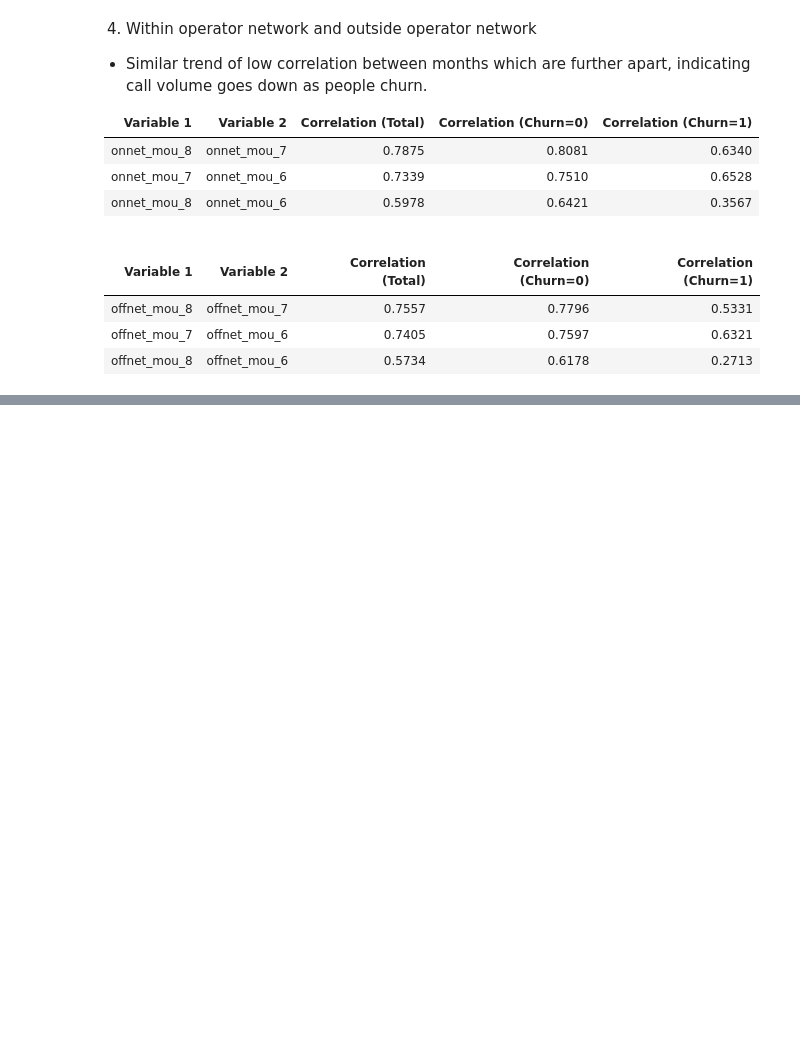
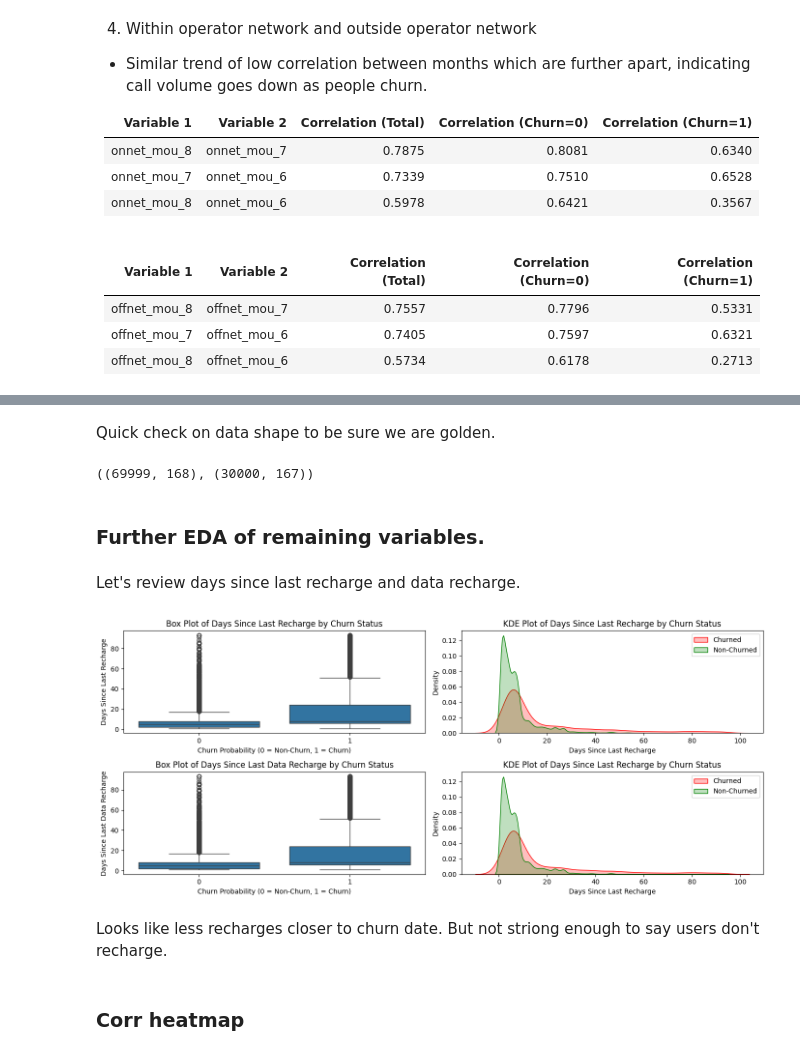
Before and after one commit to mohiteamit/upGrad-TelecomChurnCaseStudy, a Jupyter notebook: Amit Mohite - Telecom Churn Prediction.ipynb, the cells around one changed output, grey strips where cells are left out. Saved outputs shown, nothing was run; the diff lists cells and outputs as text; code cells hidden in the pictures; blank space fills up the shorter version.

```diff
--- a/Amit Mohite - Telecom Churn Prediction.ipynb
+++ b/Amit Mohite - Telecom Churn Prediction.ipynb
@@ -971,6 +953,7 @@ def plot_slope_comparison(data: pd.DataFrame, slope: pd.Series) -> None:
 def plot_combined_metrics(data: pd.DataFrame, col_june: str, col_july: str, col_aug: str, slope: pd.Series) -> None:
     """
     Plot line graphs showing average June, July, and August volume, split by churn and non-churn, along with the rolling slope comparison.
+    Combines plot_slope_comparison and plot_usage_volume
 
     Parameters:
     data (pd.DataFrame): The DataFrame containing user data, including a unique identifier for each respondent and a churn indicator.
@@ -1091,0 +1089,4 @@ for c in column_groups:
+# %%
+columns_to_drop = [item for tup in column_groups for item in tup] # Columns to drop
+# data = data.drop(columns=columns_to_drop)
+data = pd.concat([data, temp_data], axis=1)
@@ -1092 +1095,74 @@ for c in column_groups:
+# %%
+temp_data = pd.DataFrame() # Empty dataframe
+for c in column_groups:
+    # Calculate slop for unseen
+    slope, col_name = change_in_usages(
+        data=unseen,
+        col_june=c[0],
+        col_july=c[1],
+        col_aug=c[2]
+    )
+    temp_data[col_name] = slope
+
+columns_to_drop = [item for tup in column_groups for item in tup] # Columns to drop
+# unseen = unseen.drop(columns=columns_to_drop)
+unseen = pd.concat([unseen, temp_data], axis=1)
+# %% [markdown]
+Quick check on data shape to be sure we are golden.
+# %%
+data.shape, unseen.shape
+# %% [output]
+((69999, 168), (30000, 167))
+# %% [markdown]
+### Further EDA of remaining variables.
+# %% [markdown]
+Let's review days since last recharge and data recharge.
+# %%
+churned = data[data['churn_probability'] == 1]
+non_churned = data[data['churn_probability'] == 0]
+
+plt.figure(figsize=(14, 6))
+# Box Plot
+plt.subplot(2, 2, 1)
+sns.boxplot(x='churn_probability', y='days_since_last_rech', data=data)
+plt.xlabel('Churn Probability (0 = Non-Churn, 1 = Churn)')
+plt.ylabel('Days Since Last Recharge')
+plt.title('Box Plot of Days Since Last Recharge by Churn Status')
+# Histogram/KDE Plot
+plt.subplot(2, 2, 2)
+sns.kdeplot(churned['days_since_last_rech'], label='Churned', fill=True, color='red')
+sns.kdeplot(non_churned['days_since_last_rech'], label='Non-Churned', fill=True, color='green')
+plt.xlabel('Days Since Last Recharge')
+plt.ylabel('Density')
+plt.title('KDE Plot of Days Since Last Recharge by Churn Status')
+plt.legend()
+# Show it
+# plt.tight_layout()
+# plt.show()
+
+
+# plt.figure(figsize=(12, 5))
+# Box Plot
+plt.subplot(2, 2, 3)
+sns.boxplot(x='churn_probability', y='days_since_last_rech_data', data=data)
+plt.xlabel('Churn Probability (0 = Non-Churn, 1 = Churn)')
+plt.ylabel('Days Since Last Data Recharge')
+plt.title('Box Plot of Days Since Last Data Recharge by Churn Status')
+# Histogram/KDE Plot
+plt.subplot(2, 2, 4)
+sns.kdeplot(churned['days_since_last_rech_data'], label='Churned', fill=True, color='red')
+sns.kdeplot(non_churned['days_since_last_rech_data'], label='Non-Churned', fill=True, color='green')
+plt.xlabel('Days Since Last Recharge')
+plt.ylabel('Density')
+plt.title('KDE Plot of Days Since Last Recharge by Churn Status')
+plt.legend()
+# Show it
+plt.tight_layout()
+plt.show()
+# %% [output]
+[figure, added]
+# %% [markdown]
+Looks like less recharges closer to churn date. But not striong enough to say users don't recharge.
+# %% [markdown]
+### Corr heatmap
 # %%
```
Also changed, not shown: parts of 73 cells of this notebook, 3 other files.
